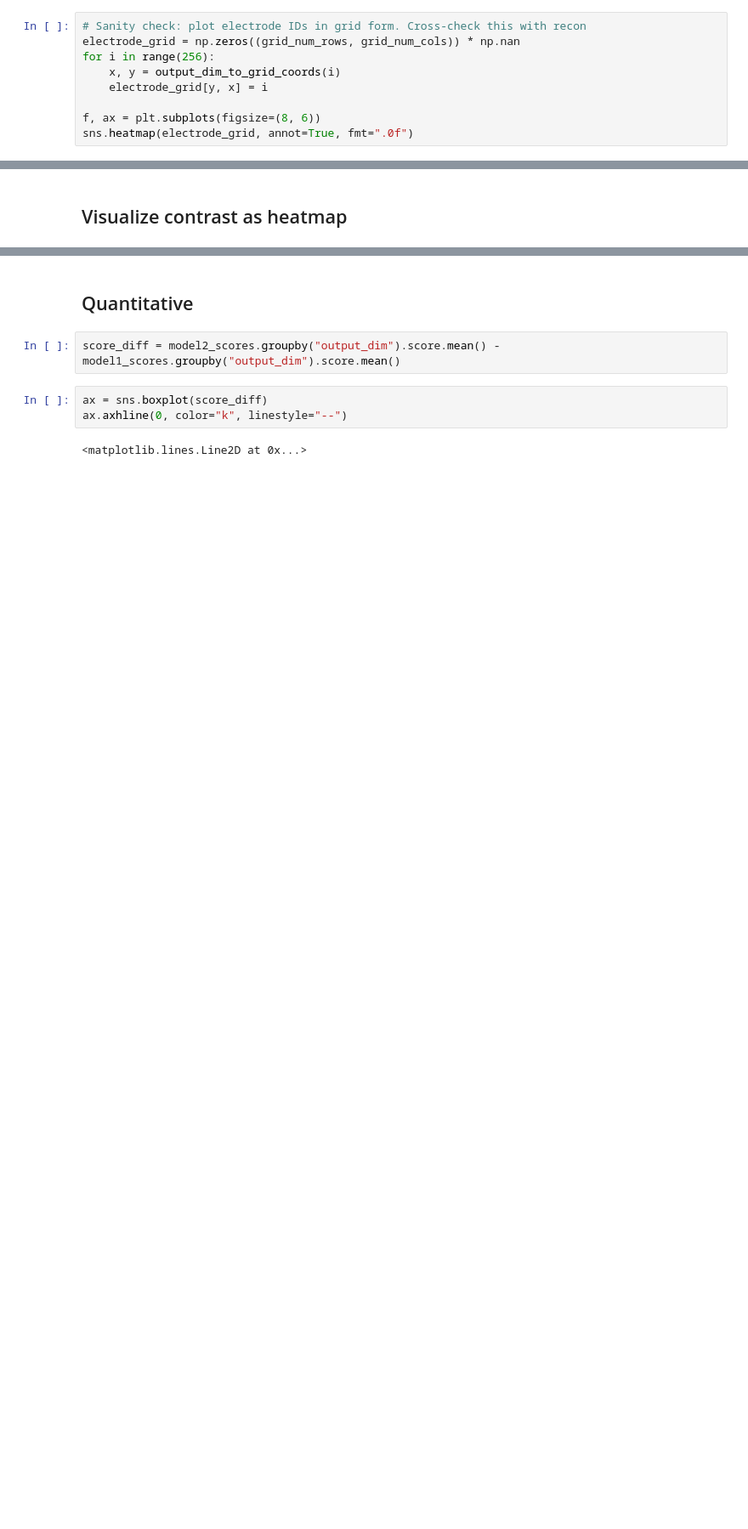
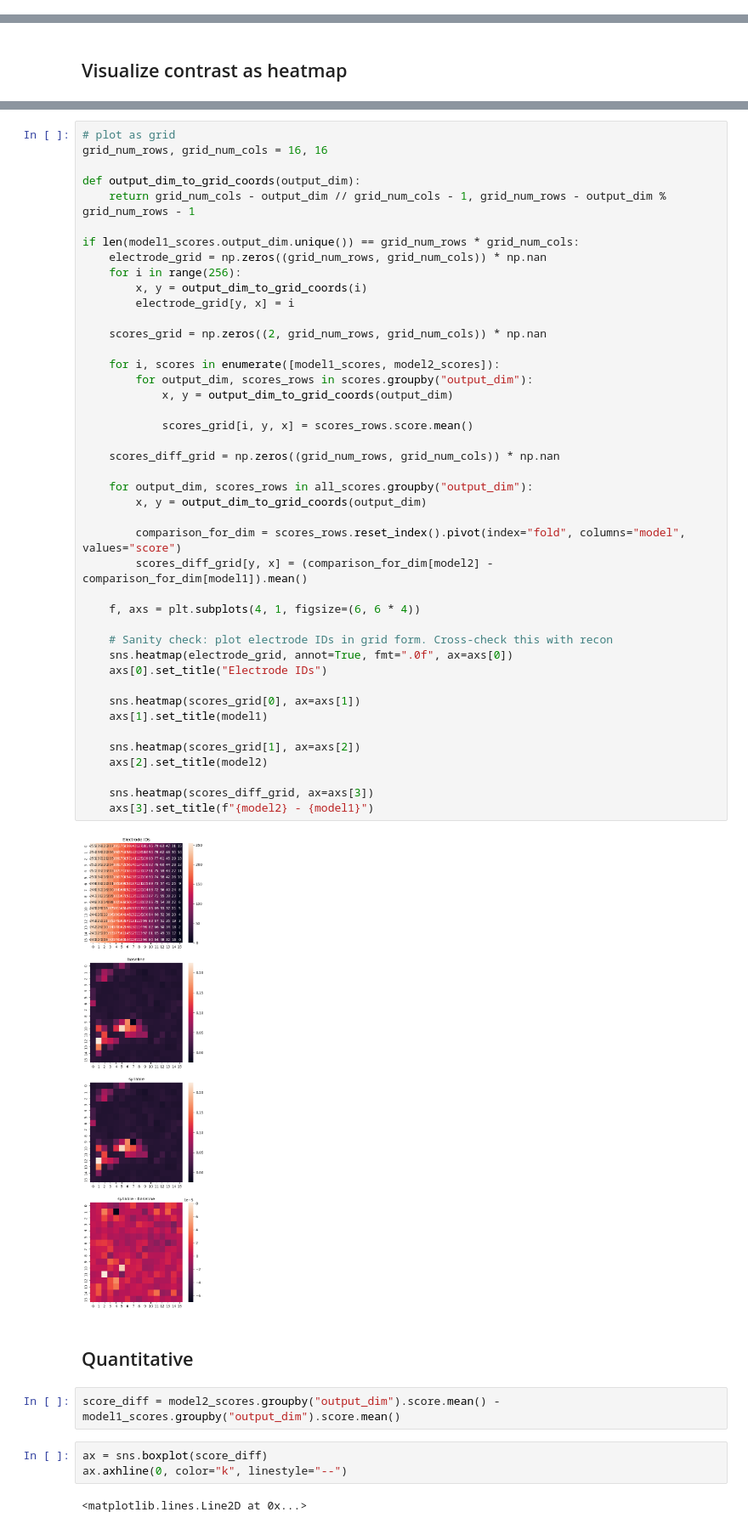
Before and after one commit to hans/ideal-word-representations, a Jupyter notebook: notebooks/encoding/compare_within_subject.ipynb, the cells around one changed output, grey strips where cells are left out. Shown at 85% size. Cells and saved outputs as stored; diff of their text form; blank space fills up the shorter version.

Commit message:
encoder comparisons

```diff
--- a/notebooks/encoding/compare_within_subject.ipynb
+++ b/notebooks/encoding/compare_within_subject.ipynb
@@ -41,9 +34,0 @@ def output_dim_to_grid_coords(output_dim):
-# %%
-# Sanity check: plot electrode IDs in grid form. Cross-check this with recon
-electrode_grid = np.zeros((grid_num_rows, grid_num_cols)) * np.nan
-for i in range(256):
-    x, y = output_dim_to_grid_coords(i)
-    electrode_grid[y, x] = i
-
-f, ax = plt.subplots(figsize=(8, 6))
-sns.heatmap(electrode_grid, annot=True, fmt=".0f")
@@ -108,3 +56,48 @@ ax.set_yticks([])
+# %%
+# plot as grid
+grid_num_rows, grid_num_cols = 16, 16
+
+def output_dim_to_grid_coords(output_dim):
+    return grid_num_cols - output_dim // grid_num_cols - 1, grid_num_rows - output_dim % grid_num_rows - 1
+
+if len(model1_scores.output_dim.unique()) == grid_num_rows * grid_num_cols:
+    electrode_grid = np.zeros((grid_num_rows, grid_num_cols)) * np.nan
+    for i in range(256):
+        x, y = output_dim_to_grid_coords(i)
+        electrode_grid[y, x] = i
+
+    scores_grid = np.zeros((2, grid_num_rows, grid_num_cols)) * np.nan
+
+    for i, scores in enumerate([model1_scores, model2_scores]):
+        for output_dim, scores_rows in scores.groupby("output_dim"):
+            x, y = output_dim_to_grid_coords(output_dim)
+
+            scores_grid[i, y, x] = scores_rows.score.mean()
+
+    scores_diff_grid = np.zeros((grid_num_rows, grid_num_cols)) * np.nan
+
+    for output_dim, scores_rows in all_scores.groupby("output_dim"):
+        x, y = output_dim_to_grid_coords(output_dim)
+
+        comparison_for_dim = scores_rows.reset_index().pivot(index="fold", columns="model", values="score")
+        scores_diff_grid[y, x] = (comparison_for_dim[model2] - comparison_for_dim[model1]).mean()
+
+    f, axs = plt.subplots(4, 1, figsize=(6, 6 * 4))
+
+    # Sanity check: plot electrode IDs in grid form. Cross-check this with recon
+    sns.heatmap(electrode_grid, annot=True, fmt=".0f", ax=axs[0])
+    axs[0].set_title("Electrode IDs")
+
+    sns.heatmap(scores_grid[0], ax=axs[1])
+    axs[1].set_title(model1)
+
+    sns.heatmap(scores_grid[1], ax=axs[2])
+    axs[2].set_title(model2)
+
+    sns.heatmap(scores_diff_grid, ax=axs[3])
+    axs[3].set_title(f"{model2} - {model1}")
+# %% [output]
+[figure, added]
 # %% [markdown]
 ## Quantitative
 # %%
```
Also changed, not shown: parts of 11 cells of this notebook, 1 other file.
